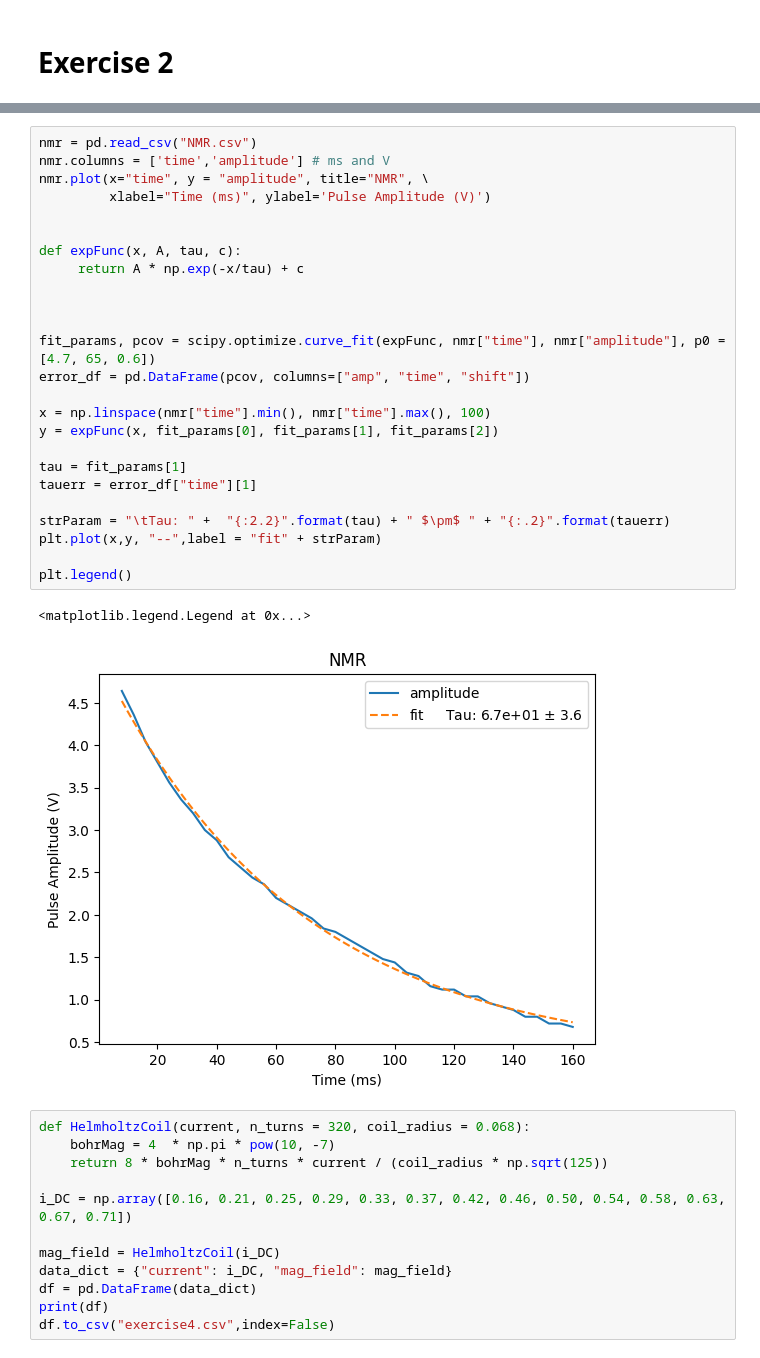
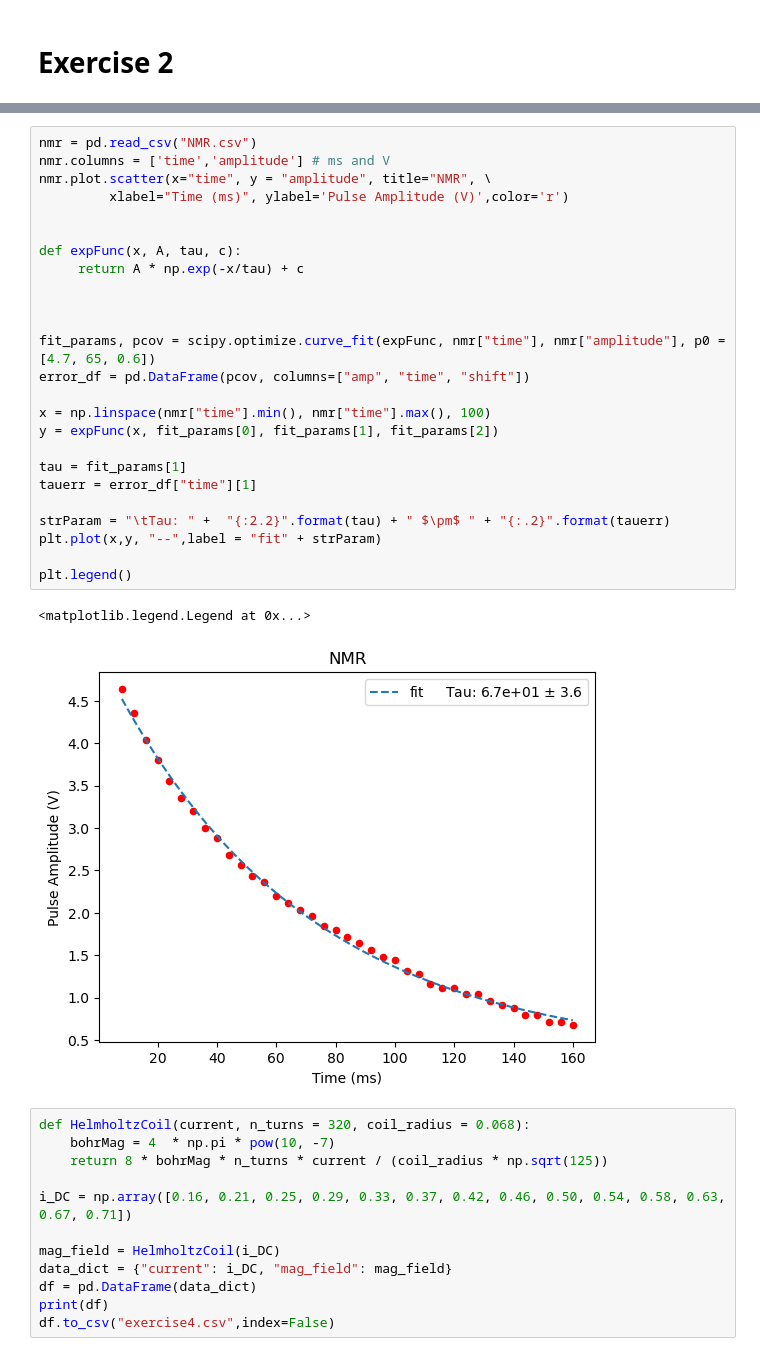
Before and after one commit to denzelayala1/lab-data-F23, a Jupyter notebook: python_test/pythonExercises.ipynb, the cells around one changed output, grey strips where cells are left out. Cells and saved outputs as stored; diff of their text form.

```diff
--- a/python_test/pythonExercises.ipynb
+++ b/python_test/pythonExercises.ipynb
@@ -43,31 +44,31 @@ LinregressResult(slope=0.019150714285714285, intercept=0.02582857142857148, rval
 # %%
 nmr = pd.read_csv("NMR.csv")
 nmr.columns = ['time','amplitude'] # ms and V
-nmr.plot(x="time", y = "amplitude", title="NMR", \
-         xlabel="Time (ms)", ylabel='Pulse Amplitude (V)')
+nmr.plot.scatter(x="time", y = "amplitude", title="NMR", \
+         xlabel="Time (ms)", ylabel='Pulse Amplitude (V)',color='r')
 
 
 def expFunc(x, A, tau, c):
      return A * np.exp(-x/tau) + c
 
 
 
 fit_params, pcov = scipy.optimize.curve_fit(expFunc, nmr["time"], nmr["amplitude"], p0 = [4.7, 65, 0.6])
 error_df = pd.DataFrame(pcov, columns=["amp", "time", "shift"])
 
 x = np.linspace(nmr["time"].min(), nmr["time"].max(), 100)
 y = expFunc(x, fit_params[0], fit_params[1], fit_params[2])
 
 tau = fit_params[1]
 tauerr = error_df["time"][1]
 
 strParam = "\tTau: " +  "{:2.2}".format(tau) + " $\pm$ " + "{:.2}".format(tauerr)
 plt.plot(x,y, "--",label = "fit" + strParam)
 
 plt.legend()
 # %% [output]
 <matplotlib.legend.Legend at 0x...>
-[figure, old version]
+[figure, new version]
 # %%
 def HelmholtzCoil(current, n_turns = 320, coil_radius = 0.068):
     bohrMag = 4  * np.pi * pow(10, -7)
```
Also changed, not shown: parts of 3 cells of this notebook, 35 other files.
